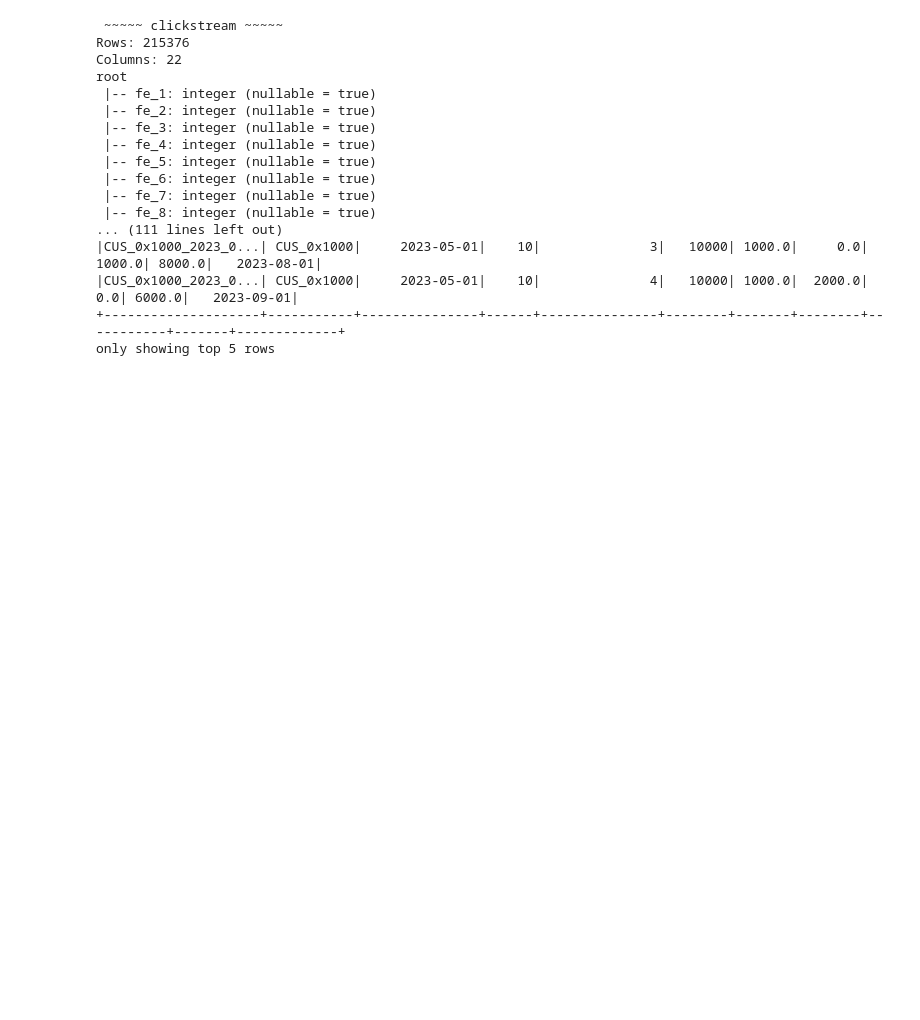
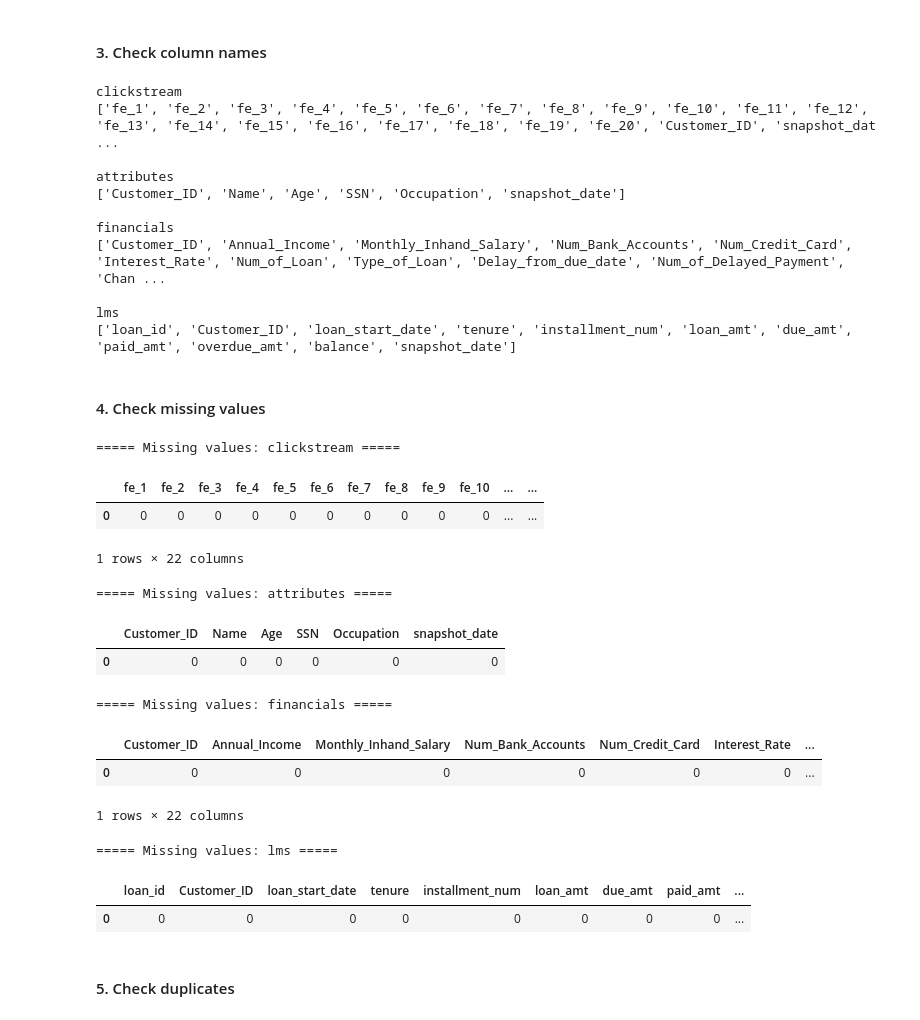
Before and after one commit to edwardbyl00/MLE_Assignment1, a Jupyter notebook: Data Exploratory.ipynb, the cells around one changed output. Drawn from its saved outputs; the diff is of its cells as text; code cells hidden in the pictures; blank space fills up the shorter version.

```diff
--- a/Data Exploratory.ipynb
+++ b/Data Exploratory.ipynb
@@ -21,35 +155,48 @@ paths = {
+# %% [markdown]
+#### 3. Check column names
 # %%
-dfs = {}
-
-for name, file_path in paths.items():
-    print(f"\n ~~~~~ {name} ~~~~~")
-
-    df = spark.read.csv(file_path, header=True, inferSchema=True)
-    dfs[name] = df
-
-    print("Rows:", df.count())
-    print("Columns:", len(df.columns))
-    df.printSchema()
-    df.show(5)
+for name, df in dfs.items():
+    print(f"\n{name}")
+    print(df.columns)
 # %% [output]
- ~~~~~ clickstream ~~~~~
-Rows: 215376
-Columns: 22
-root
- |-- fe_1: integer (nullable = true)
- |-- fe_2: integer (nullable = true)
- |-- fe_3: integer (nullable = true)
- |-- fe_4: integer (nullable = true)
- |-- fe_5: integer (nullable = true)
- |-- fe_6: integer (nullable = true)
- |-- fe_7: integer (nullable = true)
- |-- fe_8: integer (nullable = true)
-... (111 lines left out)
-|CUS_0x1000_2023_0...| CUS_0x1000|     2023-05-01|    10|              3|   10000| 1000.0|     0.0|     1000.0| 8000.0|   2023-08-01|
-|CUS_0x1000_2023_0...| CUS_0x1000|     2023-05-01|    10|              4|   10000| 1000.0|  2000.0|        0.0| 6000.0|   2023-09-01|
-+--------------------+-----------+---------------+------+---------------+--------+-------+--------+-----------+-------+-------------+
-only showing top 5 rows
+clickstream
+['fe_1', 'fe_2', 'fe_3', 'fe_4', 'fe_5', 'fe_6', 'fe_7', 'fe_8', 'fe_9', 'fe_10', 'fe_11', 'fe_12', 'fe_13', 'fe_14', 'fe_15', 'fe_16', 'fe_17', 'fe_18', 'fe_19', 'fe_20', 'Customer_ID', 'snapshot_dat ...
+
+attributes
+['Customer_ID', 'Name', 'Age', 'SSN', 'Occupation', 'snapshot_date']
+
+financials
+['Customer_ID', 'Annual_Income', 'Monthly_Inhand_Salary', 'Num_Bank_Accounts', 'Num_Credit_Card', 'Interest_Rate', 'Num_of_Loan', 'Type_of_Loan', 'Delay_from_due_date', 'Num_of_Delayed_Payment', 'Chan ...
+
+lms
+['loan_id', 'Customer_ID', 'loan_start_date', 'tenure', 'installment_num', 'loan_amt', 'due_amt', 'paid_amt', 'overdue_amt', 'balance', 'snapshot_date']
+# %% [markdown]
+#### 4. Check missing values
 # %%
-data_type = "clickstream"
-df = spark.read.csv(paths.get(data_type), header=True, inferSchema=True)
+for name, df in dfs.items():
+    print(f"\n===== Missing values: {name} =====")
+
+    missing_summary = df.select([
+        F.count(F.when(F.col(c).isNull(), c)).alias(c)
+        for c in df.columns
+    ])
+
+    display(missing_summary.toPandas())
+# %% [output]
+===== Missing values: clickstream =====
+|  | fe_1 | fe_2 | fe_3 | fe_4 | fe_5 | fe_6 | fe_7 | fe_8 | fe_9 | fe_10 | ... | ... |
+| 0 | 0 | 0 | 0 | 0 | 0 | 0 | 0 | 0 | 0 | 0 | ... | ... |
+1 rows × 22 columns
+===== Missing values: attributes =====
+|  | Customer_ID | Name | Age | SSN | Occupation | snapshot_date |
+| 0 | 0 | 0 | 0 | 0 | 0 | 0 |
+===== Missing values: financials =====
+|  | Customer_ID | Annual_Income | Monthly_Inhand_Salary | Num_Bank_Accounts | Num_Credit_Card | Interest_Rate | ... |
+| 0 | 0 | 0 | 0 | 0 | 0 | 0 | ... |
+1 rows × 22 columns
+===== Missing values: lms =====
+|  | loan_id | Customer_ID | loan_start_date | tenure | installment_num | loan_amt | due_amt | paid_amt | ... |
+| 0 | 0 | 0 | 0 | 0 | 0 | 0 | 0 | 0 | ... |
+# %% [markdown]
+#### 5. Check duplicates
 # %%
```
Also changed, not shown: parts of 9 cells of this notebook, 3 other files.
